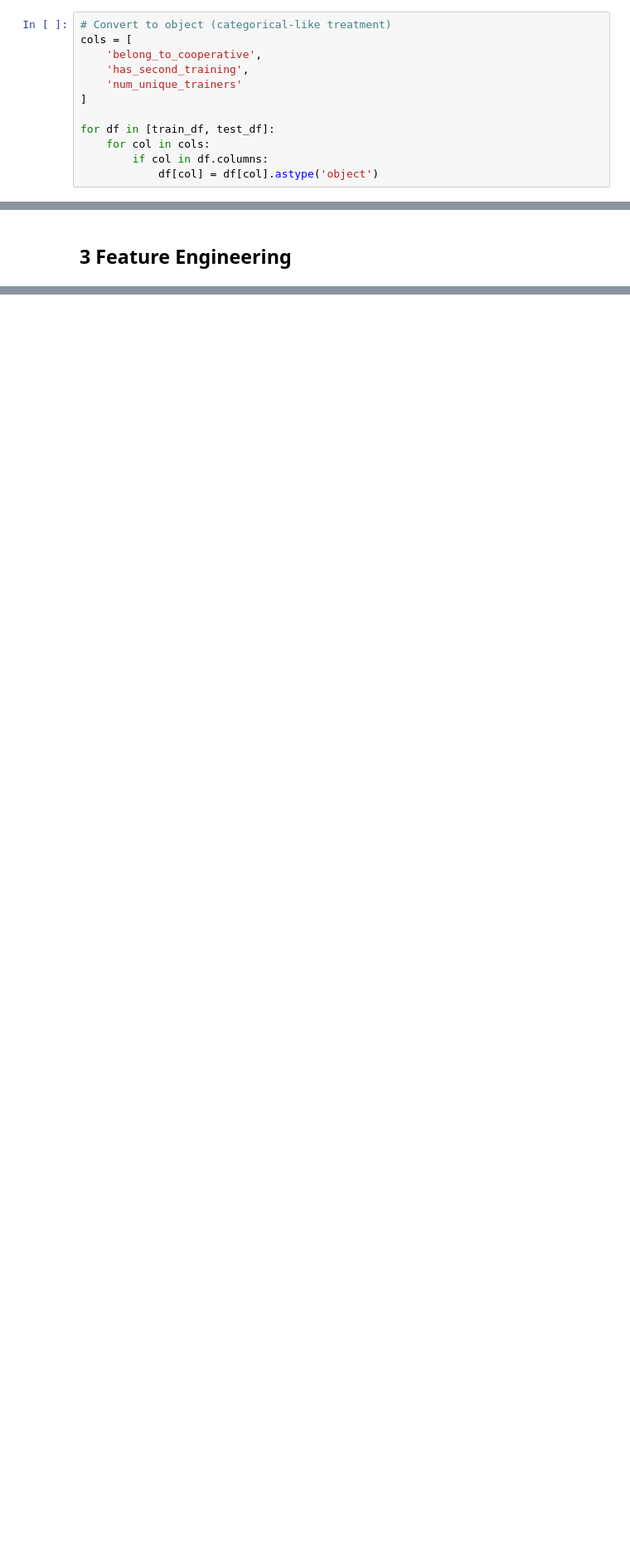
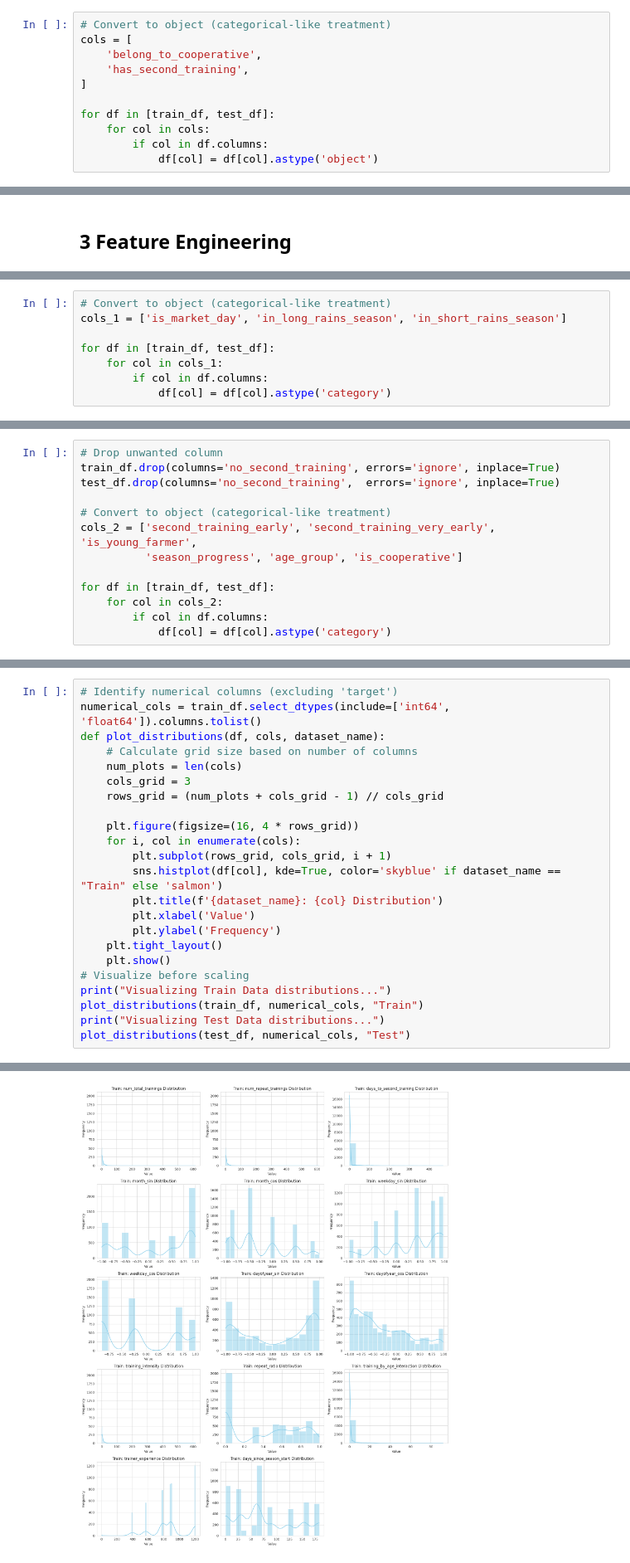
Before and after one commit to mwakad/DigiCow-Farmer-Training-Adoption-Challenge, a Jupyter notebook: index.ipynb, the cells around one changed output, grey strips where cells are left out. Shown at 83% size. Cells and saved outputs as stored; diff of their text form; blank space fills up the shorter version.

```diff
--- a/index.ipynb
+++ b/index.ipynb
@@ -417,7 +455,6 @@ Name: count, dtype: int64
 cols = [
     'belong_to_cooperative',
     'has_second_training',
-    'num_unique_trainers'
 ]
 
 for df in [train_df, test_df]:
@@ -3729,0 +1414,8 @@ submission.to_csv('regex_xgb_logloss_10cv_optuna.csv', index=False)
+# %%
+# Convert to object (categorical-like treatment)
+cols_1 = ['is_market_day', 'in_long_rains_season', 'in_short_rains_season']
+
+for df in [train_df, test_df]:
+    for col in cols_1:
+        if col in df.columns:
+            df[col] = df[col].astype('category')
@@ -3729,0 +1602,13 @@ submission.to_csv('regex_xgb_logloss_10cv_optuna.csv', index=False)
+# %%
+# Drop unwanted column
+train_df.drop(columns='no_second_training', errors='ignore', inplace=True)
+test_df.drop(columns='no_second_training',  errors='ignore', inplace=True)
+
+# Convert to object (categorical-like treatment)
+cols_2 = ['second_training_early', 'second_training_very_early', 'is_young_farmer',
+          'season_progress', 'age_group', 'is_cooperative']
+
+for df in [train_df, test_df]:
+    for col in cols_2:
+        if col in df.columns:
+            df[col] = df[col].astype('category')
@@ -3729,0 +1635,24 @@ submission.to_csv('regex_xgb_logloss_10cv_optuna.csv', index=False)
+# %%
+# Identify numerical columns (excluding 'target')
+numerical_cols = train_df.select_dtypes(include=['int64', 'float64']).columns.tolist()
+def plot_distributions(df, cols, dataset_name):
+    # Calculate grid size based on number of columns
+    num_plots = len(cols)
+    cols_grid = 3
+    rows_grid = (num_plots + cols_grid - 1) // cols_grid
+
+    plt.figure(figsize=(16, 4 * rows_grid))
+    for i, col in enumerate(cols):
+        plt.subplot(rows_grid, cols_grid, i + 1)
+        sns.histplot(df[col], kde=True, color='skyblue' if dataset_name == "Train" else 'salmon')
+        plt.title(f'{dataset_name}: {col} Distribution')
+        plt.xlabel('Value')
+        plt.ylabel('Frequency')
+    plt.tight_layout()
+    plt.show()
+# Visualize before scaling
+print("Visualizing Train Data distributions...")
+plot_distributions(train_df, numerical_cols, "Train")
+print("Visualizing Test Data distributions...")
+plot_distributions(test_df, numerical_cols, "Test")
+# %% [output]
@@ -3729,0 +1660 @@ submission.to_csv('regex_xgb_logloss_10cv_optuna.csv', index=False)
+[figure, added]
```
Also changed, not shown: parts of 117 cells of this notebook.
